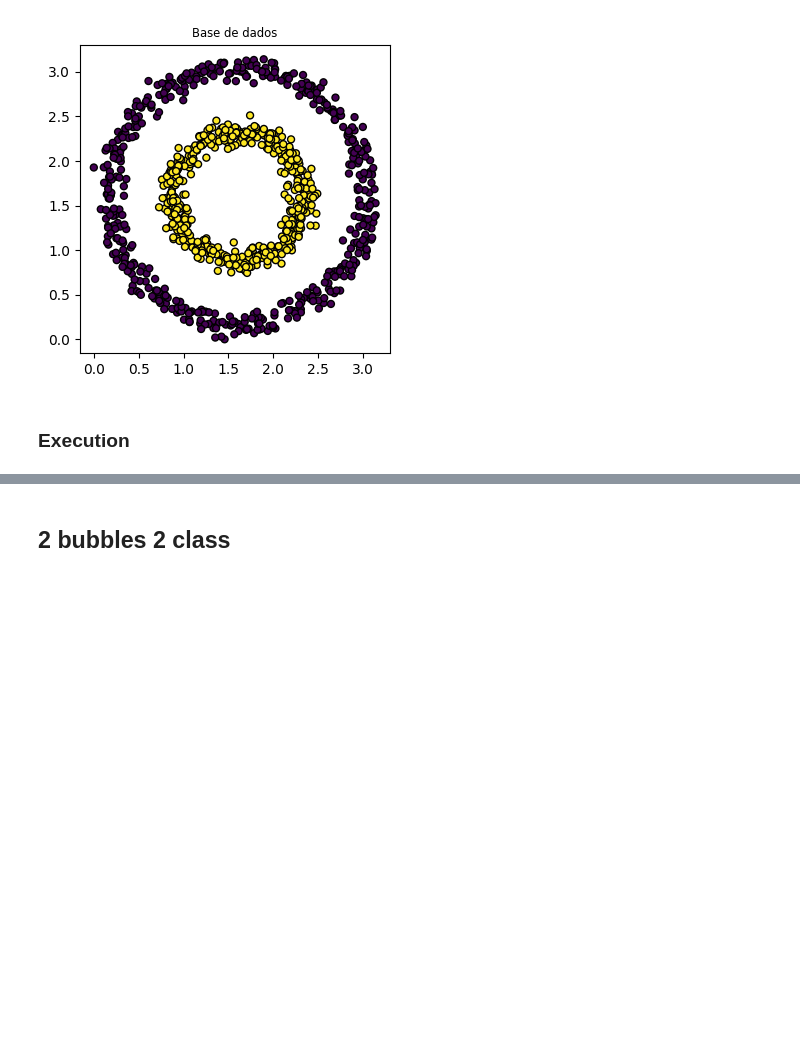
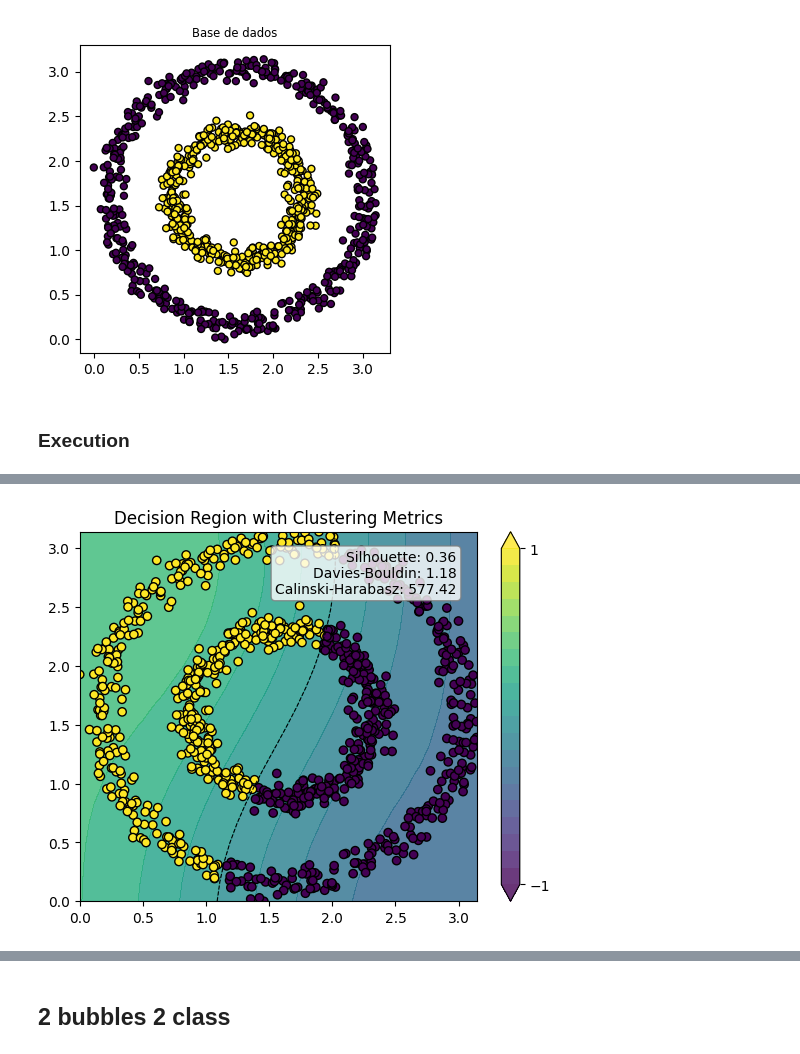
Before and after one commit to BrunodsRamos2/qvc-clustering, a Jupyter notebook: vqc-clustering.ipynb, the cells around one changed output, grey strips where cells are left out. Cells and saved outputs as stored; diff of their text form; code cells hidden in the pictures; blank space fills up the shorter version.

```diff
--- a/vqc-clustering.ipynb
+++ b/vqc-clustering.ipynb
@@ -595,0 +1643,4 @@ KeyboardInterrupt:
+# %%
+execute(X, "circle", iterations=100, batch_size=128, show_log=True)
+# %% [output]
+[figure, added]
```
Also changed, not shown: parts of 34 cells of this notebook, 10 other files.
